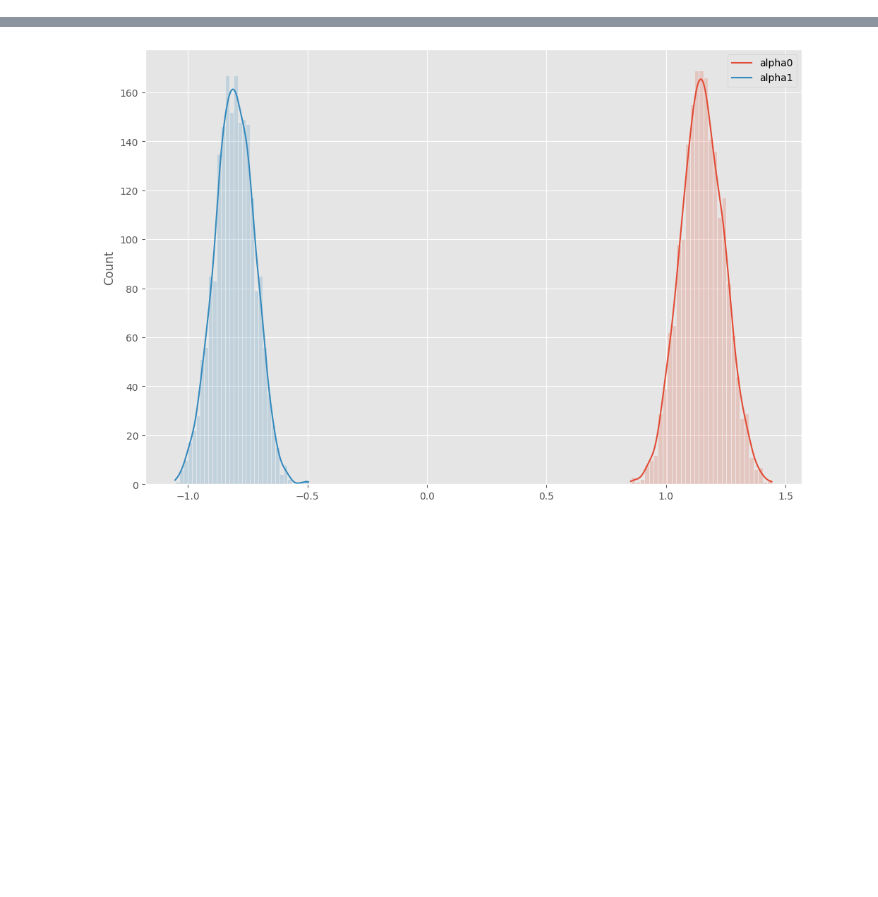
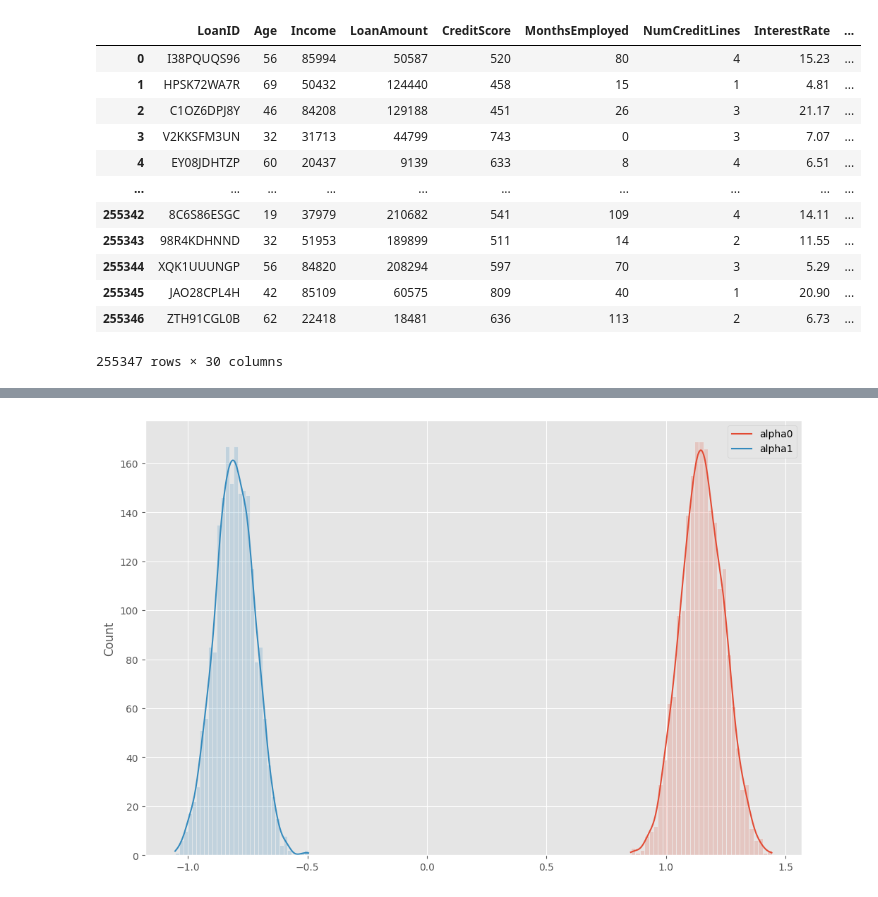
Before and after one commit to Drodriguez-9/european_vote_analysis, a Jupyter notebook: notebooks/data_exploration.ipynb, the cells around one changed output, grey strips where cells are left out. Saved outputs shown, nothing was run; the diff lists cells and outputs as text; code cells hidden in the pictures; blank space fills up the shorter version.

Commit message:
Fixed feature building, one-hot-encoding, seperate model file

```diff
--- a/notebooks/data_exploration.ipynb
+++ b/notebooks/data_exploration.ipynb
@@ -19,0 +18,5 @@ path = r"C:\Users\Diego\Documents\DTU\Spring2024\MBML\european_vote_analysis\dat
+# %%
+cwd = os.getcwd()
+root_dir = os.path.dirname(cwd)
+loan_default_df = pd.read_csv(root_dir + "/data/raw/Loan_defaults/Loan_default.csv")
+loan_default_df = calculate_columns(loan_default_df)
@@ -29,21 +34,28 @@ plt.style.use('ggplot')
 plt.rcParams['figure.figsize'] = (12, 8)
 
 
-loan_default_df = pd.read_csv(path)
+# Convert categorical variables to numeric
+categorical_columns = ['Education', 'EmploymentType', 'MaritalStatus', 'LoanPurpose']
+binary_columns = ['HasMortgage', 'HasDependents', 'HasCoSigner']
 
-# Convert categorical variables to numeric
-categorical_columns = ['Education', 'EmploymentType', 'MaritalStatus', 'HasMortgage',
-                       'HasDependents', 'LoanPurpose', 'HasCoSigner']
-label_encoders = {col: LabelEncoder() for col in categorical_columns}
+loan_default_df = pd.get_dummies(loan_default_df, columns=categorical_columns, drop_first=False)
+loan_default_df = pd.get_dummies(loan_default_df, columns=binary_columns, drop_first=True)
 
-for col in categorical_columns:
-    loan_default_df[col] = label_encoders[col].fit_transform(loan_default_df[col])
+#categorical_columns = ['Education', 'EmploymentType', 'MaritalStatus', 'HasMortgage',
+ #                      'HasDependents', 'LoanPurpose', 'HasCoSigner']
+#label_encoders = {col: LabelEncoder() for col in categorical_columns}
+
+#for col in categorical_columns:
+    #loan_default_df[col] = label_encoders[col].fit_transform(loan_default_df[col])
 
 # Normalize numerical features
 numerical_columns = ['Age', 'Income', 'LoanAmount', 'CreditScore', 'MonthsEmployed',
-                     'NumCreditLines', 'InterestRate', 'LoanTerm', 'DTIRatio']
+                        'NumCreditLines', 'InterestRate', 'LoanTerm', 'DTIRatio',
+                         "LoanToIncomeRatio", "YearsEmployed", "LoanTermYears",
+                         "TotalPayment", "TotalInterest", "MonthlyPayment",
+                         "RemainingIncomeAfterPayment", "InterestToPrincipalRatio"]
 scaler = StandardScaler()
-loan_default_df[numerical_columns] = scaler.fit_transform(loan_default_df[numerical_columns])
+#loan_default_df[numerical_columns] = scaler.fit_transform(loan_default_df[numerical_columns])
 
 # Split the data into training and test sets
 X = loan_default_df.drop(columns=['LoanID', 'Default'])
@@ -60,0 +86,19 @@ Error:
+# %%
+loan_encoding = pd.get_dummies(loan_default_df, columns = ["Education", ], drop_first=True)
+loan_encoding = pd.get_dummies(loan_encoding, columns = ["EmploymentType", ], drop_first=False)
+# %%
+loan_encoding
+# %% [output]
+|  | LoanID | Age | Income | LoanAmount | CreditScore | MonthsEmployed | NumCreditLines | InterestRate | ... |
+| 0 | I38PQUQS96 | 56 | 85994 | 50587 | 520 | 80 | 4 | 15.23 | ... |
+| 1 | HPSK72WA7R | 69 | 50432 | 124440 | 458 | 15 | 1 | 4.81 | ... |
+| 2 | C1OZ6DPJ8Y | 46 | 84208 | 129188 | 451 | 26 | 3 | 21.17 | ... |
+| 3 | V2KKSFM3UN | 32 | 31713 | 44799 | 743 | 0 | 3 | 7.07 | ... |
+| 4 | EY08JDHTZP | 60 | 20437 | 9139 | 633 | 8 | 4 | 6.51 | ... |
+| ... | ... | ... | ... | ... | ... | ... | ... | ... | ... |
+| 255342 | 8C6S86ESGC | 19 | 37979 | 210682 | 541 | 109 | 4 | 14.11 | ... |
+| 255343 | 98R4KDHNND | 32 | 51953 | 189899 | 511 | 14 | 2 | 11.55 | ... |
+| 255344 | XQK1UUUNGP | 56 | 84820 | 208294 | 597 | 70 | 3 | 5.29 | ... |
+| 255345 | JAO28CPL4H | 42 | 85109 | 60575 | 809 | 40 | 1 | 20.90 | ... |
+| 255346 | ZTH91CGL0B | 62 | 22418 | 18481 | 636 | 113 | 2 | 6.73 | ... |
+255347 rows × 30 columns
```
Also changed, not shown: parts of 6 cells of this notebook, 3 other files.
